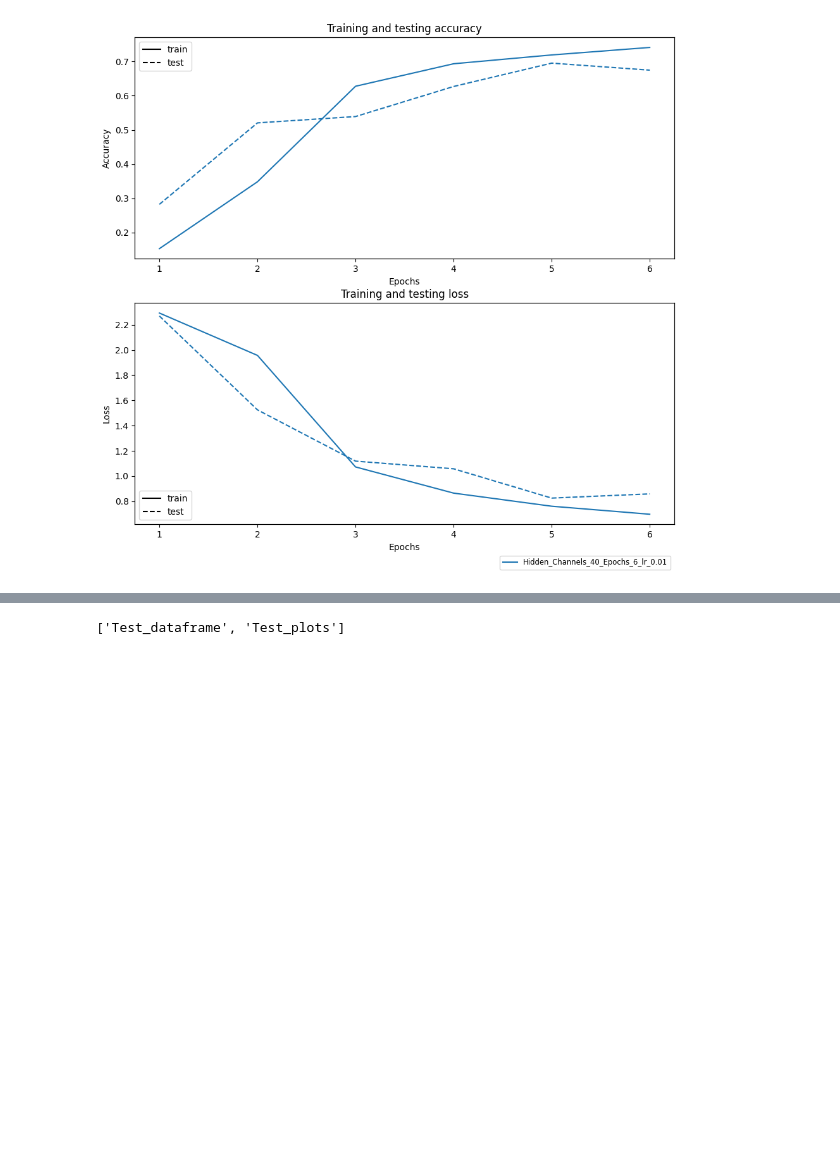
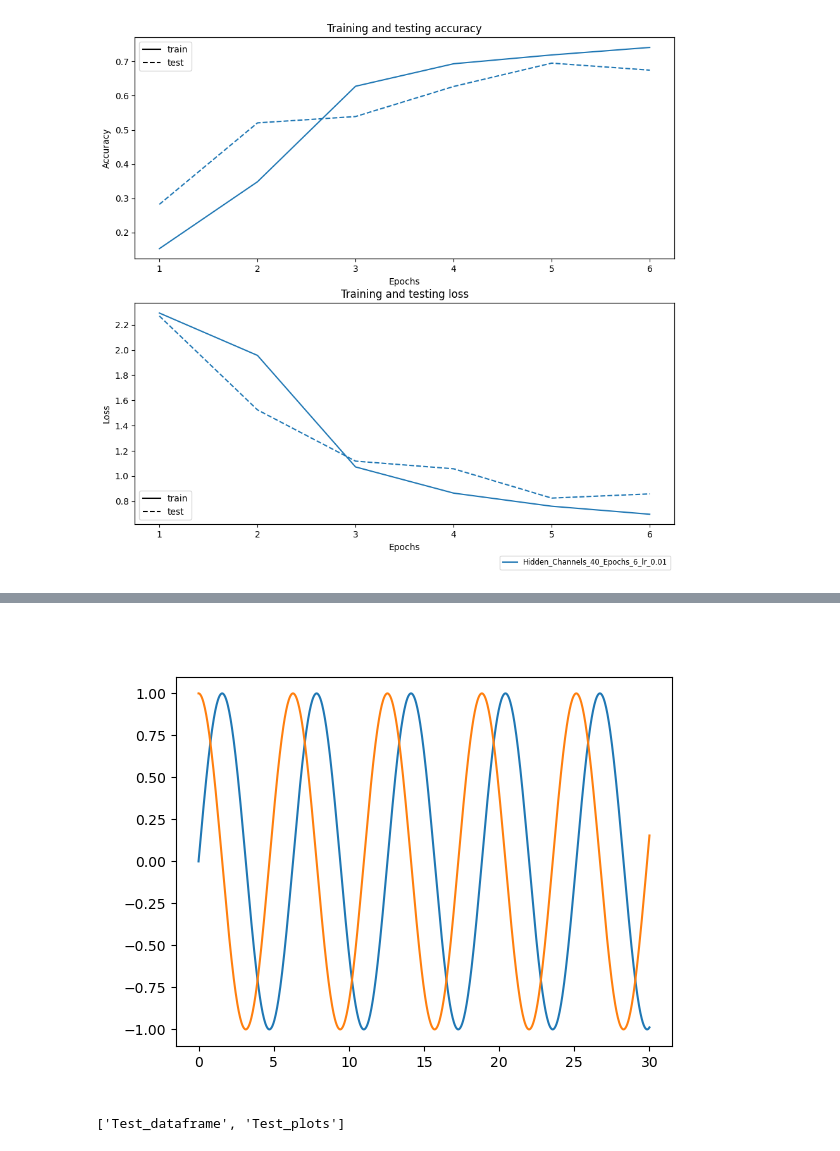
Before and after one commit to Oriol23/CNN-classification, a Jupyter notebook: notebooks/testnotebook.ipynb, the cells around one changed output, grey strips where cells are left out. Drawn from its saved outputs; the diff is of its cells as text; code cells hidden in the pictures; blank space fills up the shorter version.

```diff
--- a/notebooks/testnotebook.ipynb
+++ b/notebooks/testnotebook.ipynb
@@ -474,3 +465,33 @@ resdf = retrieve_results(experiment_name="Test_plots")#,model_name="TinyVGG_1",e
+# %%
+%matplotlib ipympl
+#tkagg opens in new window, just like terminal and it works :)
+#ipympl opens in the notebook itself, must install first
+import matplotlib.pyplot as plt
+import numpy as np
+import matplotlib.lines as mlines
+x = np.linspace(0, 30, 1000)
+y1 = np.sin(x)
+y2 = np.cos(x)
+
+fig,ax = plt.subplots()
+plt.plot(x,y1,label="sin(x)")
+plt.plot(x,y2,label="cos(x)")
+
+def hover(event):
+    if event.inaxes is ax:
+        selected = [line for line in ax.get_lines() if line.contains(event)[0]]
+        handle = []
+        if selected != []:
+            for sel in selected:
+                label = sel.get_label()
+                color = sel.get_color()
+                handle.append(mlines.Line2D([], [], color=color, label=label))
+            ax.legend(loc=2,handles=handle)
+            fig.canvas.draw_idle()
+fig.canvas.mpl_connect("motion_notify_event", hover)
+plt.show()
+# %% [output]
+[figure, added]
 # %%
 subfolders = [ f.name for f in os.scandir(RESULTS_DIRECTORY) if f.is_dir()]
 print(subfolders)
```
Also changed, not shown: parts of 5 cells of this notebook, 3 other files.
